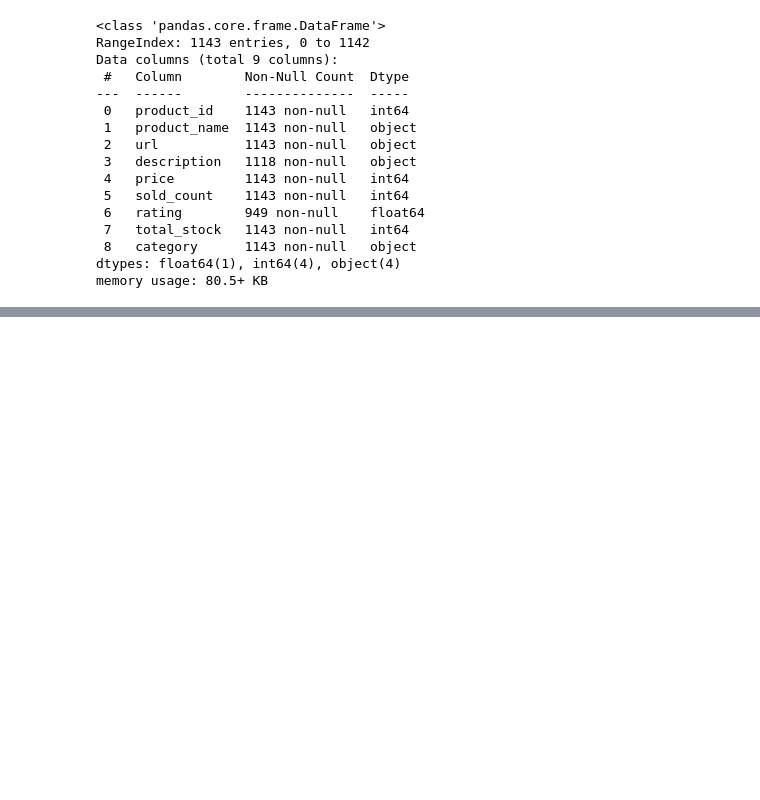
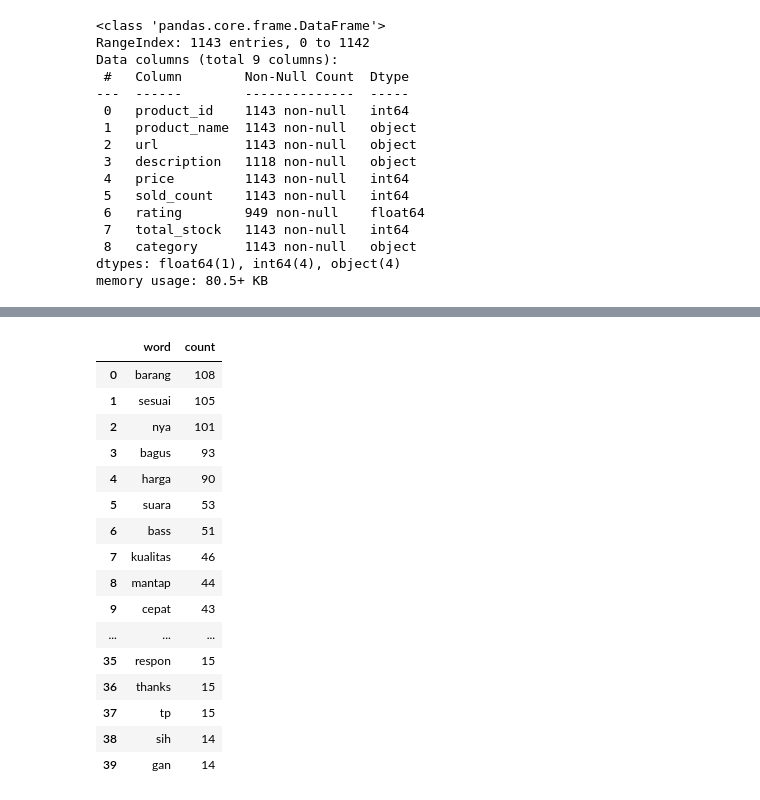
Before and after one commit to upiupiup/scrape-ecommerce, a Jupyter notebook: dictionary.ipynb, the cells around one changed output, grey strips where cells are left out. Drawn from its saved outputs; the diff is of its cells as text; code cells hidden in the pictures; blank space fills up the shorter version.

Commit message:
add function to get top-n words from both data and trying to detect acronyms

```diff
--- a/dictionary.ipynb
+++ b/dictionary.ipynb
@@ -99,0 +132,33 @@ df_top_words
+# %%
+# --- load stopwords dari file json ---
+with open("data/stopwords-id.json", "r", encoding="utf-8") as f:
+    stopwords_id = set(json.load(f))
+
+# --- load reviews ---
+with open("data/reviews.json", "r", encoding="utf-8") as f:
+    data = json.load(f)
+
+texts = [d["message"] for d in data if "message" in d]
+
+all_words = []
+for text in texts:
+    words = re.findall(r"\w+", text.lower())  # pecah kata
+    for w in words:
+        # skip angka murni
+        if w.isdigit():
+            continue
+        # skip stopwords
+        if w in stopwords_id:
+            continue
+        # skip token terlalu pendek (opsional)
+        if len(w) == 1:
+            continue
+        all_words.append(w)
+
+# hitung frekuensi
+counter = Counter(all_words)
+top_100 = counter.most_common(500)
+
+# tampilkan
+for word, freq in top_100:
+    print(word, ":", freq)
@@ -99,0 +183,22 @@ df_top_words
+# %%
+# top_100 is a list of tuples (word, freq)
+df_top_words2 = pd.DataFrame(top_100, columns=['word', 'count'])
+df_top_words2.head(40)
+# %% [output]
+|  | word | count |
+| 0 | barang | 108 |
+| 1 | sesuai | 105 |
+| 2 | nya | 101 |
+| 3 | bagus | 93 |
+| 4 | harga | 90 |
+| 5 | suara | 53 |
+| 6 | bass | 51 |
+| 7 | kualitas | 46 |
+| 8 | mantap | 44 |
+| 9 | cepat | 43 |
+| ... | ... | ... |
+| 35 | respon | 15 |
+| 36 | thanks | 15 |
+| 37 | tp | 15 |
+| 38 | sih | 14 |
+| 39 | gan | 14 |
```
Also changed, not shown: parts of 11 cells of this notebook.
